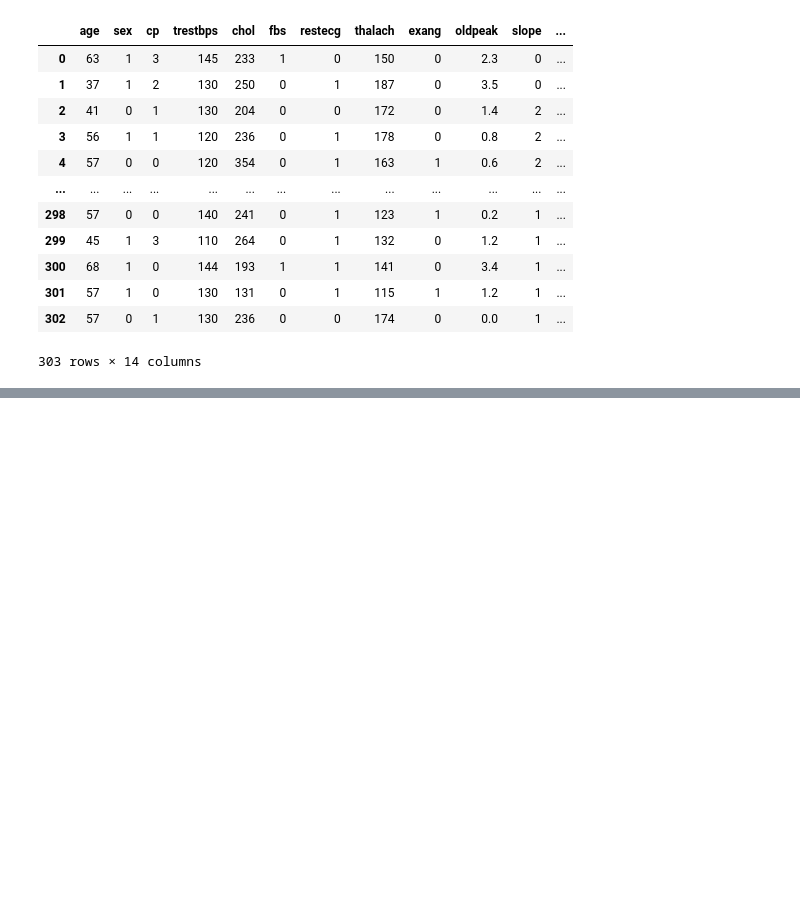
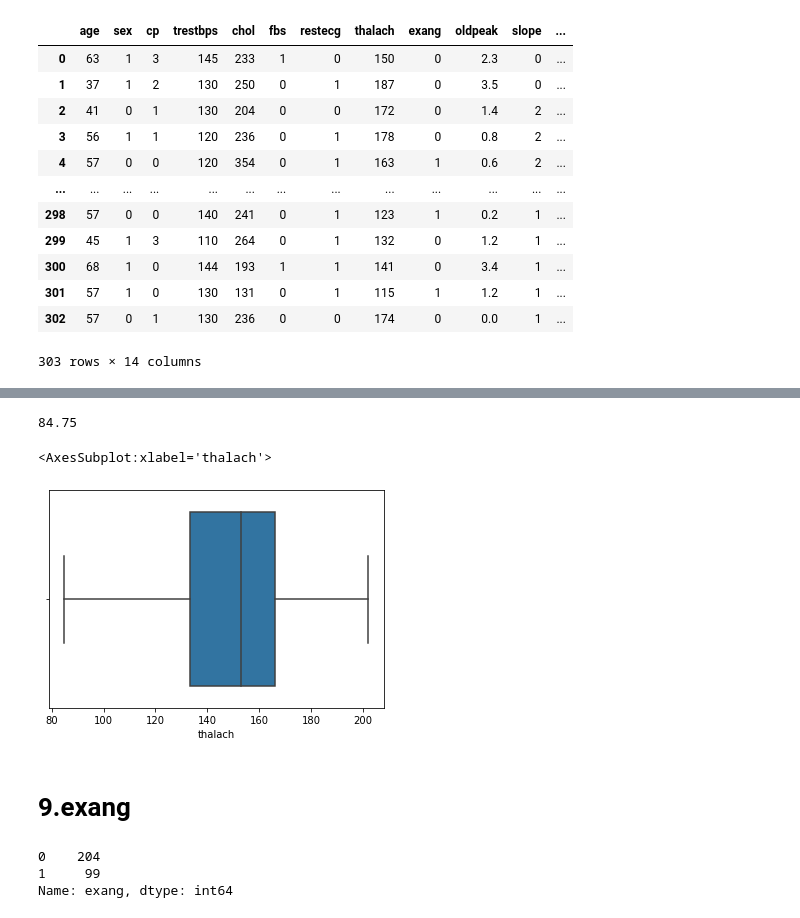
Before and after one commit to anurag0309/heart_project, a Jupyter notebook: Heart.ipynb, the cells around one changed output, grey strips where cells are left out. Cells and saved outputs as stored; diff of their text form; code cells hidden in the pictures; blank space fills up the shorter version.

```diff
--- a/Heart.ipynb
+++ b/Heart.ipynb
@@ -184,0 +248,17 @@ df
+# %%
+q1 = df['thalach'].quantile(0.25)
+q3 = df['thalach'].quantile(0.75)
+
+IQR = q3-q1
+lower_limit = q1 - 1.5*IQR
+lower_limit
+# %% [output]
+84.75
+# %%
+df.loc[(df['thalach']<lower_limit),'thalach']=lower_limit
+# %%
+# after rem out
+sns.boxplot(df['thalach'])
+# %% [output]
+<AxesSubplot:xlabel='thalach'>
+[figure, added]
@@ -184,0 +267,8 @@ df
+# %% [markdown]
+# 9.exang
+# %%
+df['exang'].value_counts()
+# %% [output]
+0    204
+1     99
+Name: exang, dtype: int64
```
Also changed, not shown: parts of 13 cells of this notebook.
